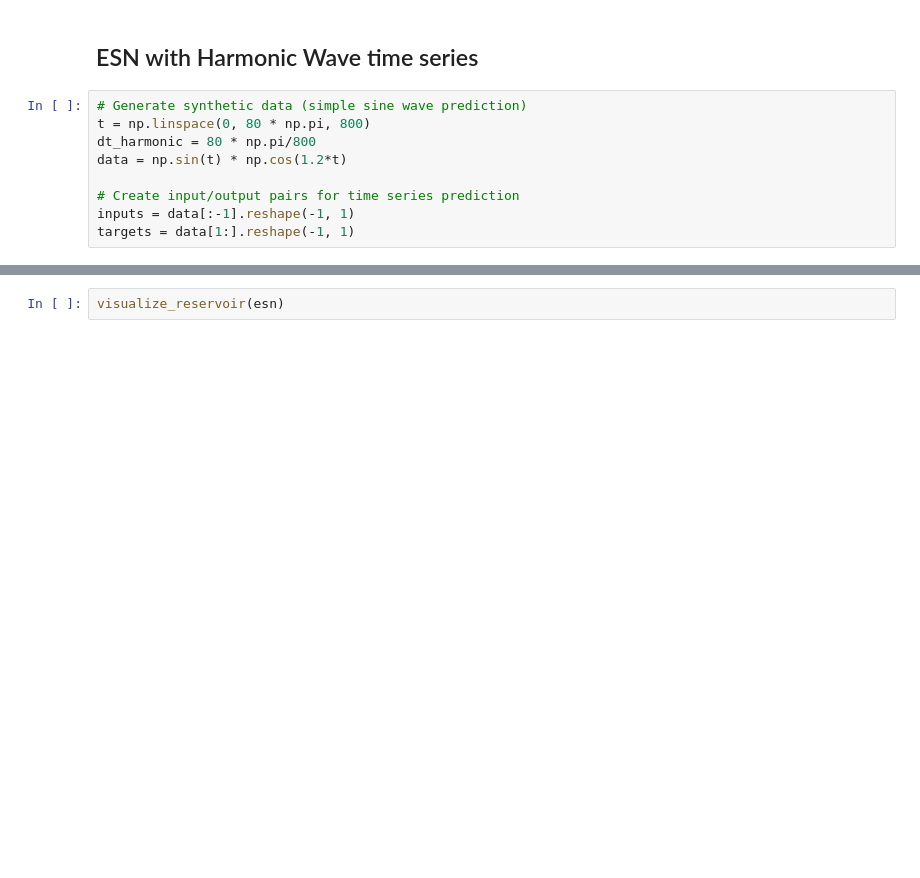
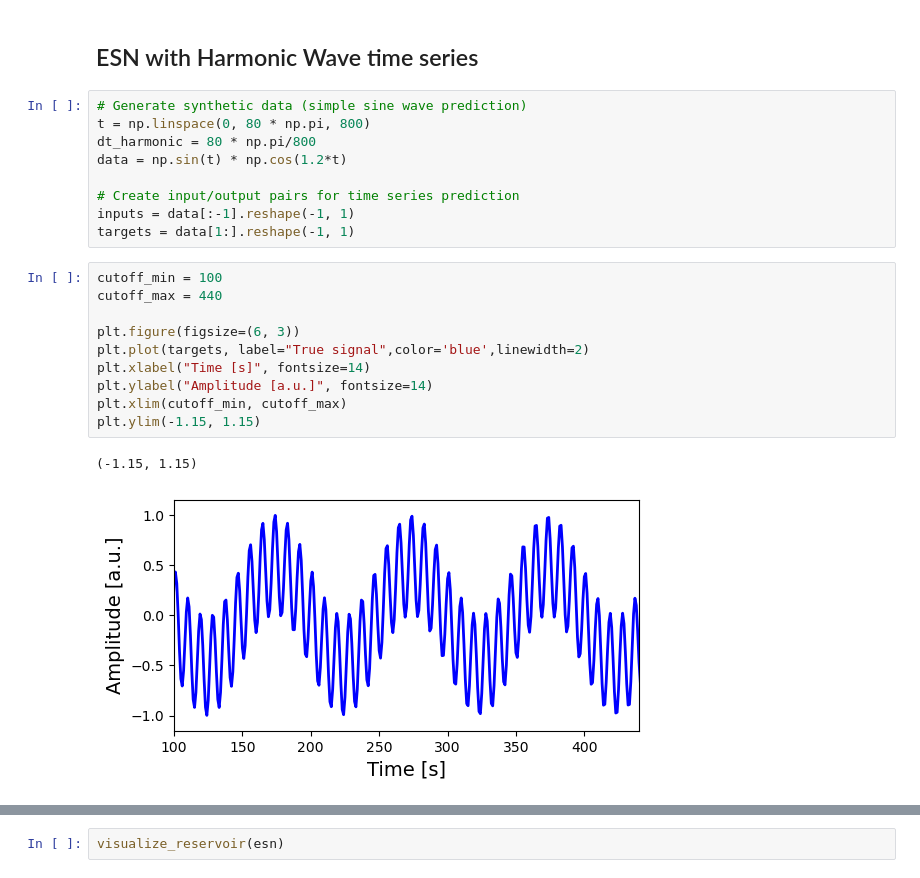
Before and after one commit to TMKamsma/Pyontronics, a Jupyter notebook: demo.ipynb, the cells around one changed output, grey strips where cells are left out. Drawn from its saved outputs; the diff is of its cells as text; blank space fills up the shorter version.

```diff
--- a/demo.ipynb
+++ b/demo.ipynb
@@ -201,5 +201,18 @@ data = np.sin(t) * np.cos(1.2*t)
 # Create input/output pairs for time series prediction
 inputs = data[:-1].reshape(-1, 1)
 targets = data[1:].reshape(-1, 1)
+# %%
+cutoff_min = 100
+cutoff_max = 440
+
+plt.figure(figsize=(6, 3))
+plt.plot(targets, label="True signal",color='blue',linewidth=2)
+plt.xlabel("Time [s]", fontsize=14)
+plt.ylabel("Amplitude [a.u.]", fontsize=14)
+plt.xlim(cutoff_min, cutoff_max)
+plt.ylim(-1.15, 1.15)
+# %% [output]
+(-1.15, 1.15)
+[figure, added]
 # %%
 # Initialize and train ESN
```
Also changed, not shown: parts of 4 cells of this notebook, 3 other files.
